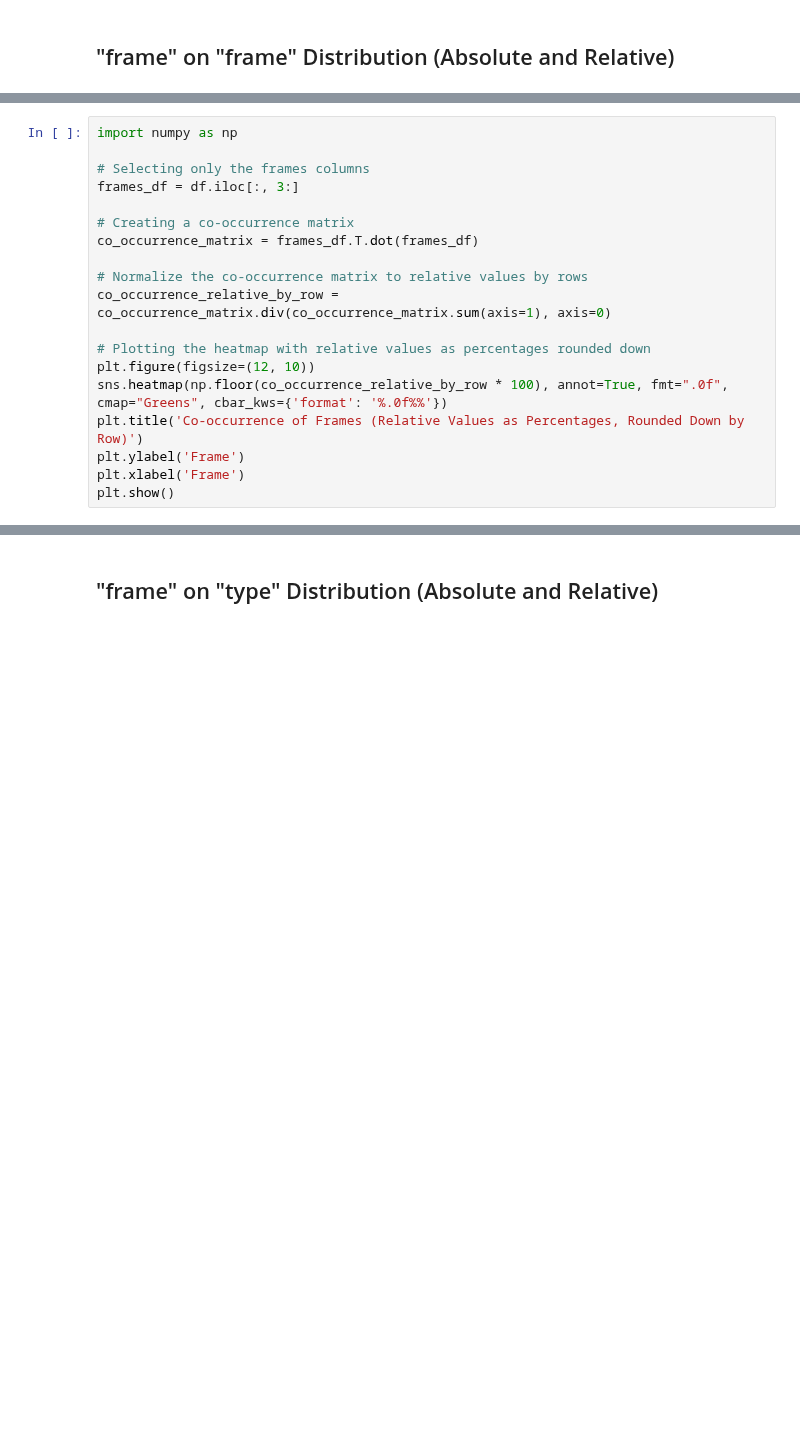
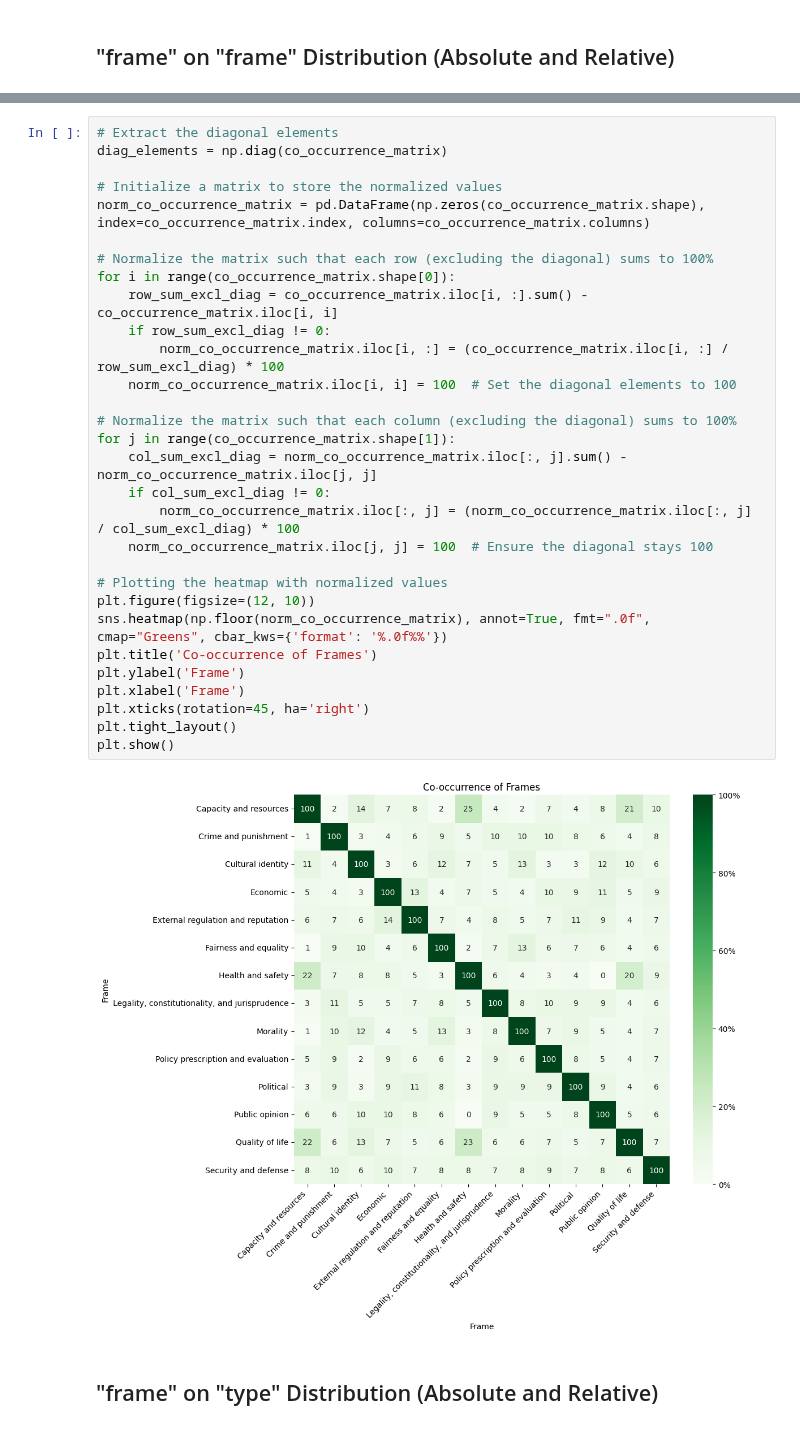
Before and after one commit to elianderlohr/muse-dlf, a Jupyter notebook: notebooks/analysis/semeval-dataset.ipynb, the cells around one changed output, grey strips where cells are left out. Cells and saved outputs as stored; diff of their text form; blank space fills up the shorter version.

```diff
--- a/notebooks/analysis/semeval-dataset.ipynb
+++ b/notebooks/analysis/semeval-dataset.ipynb
@@ -111,19 +136,0 @@ plt.show()
-# %%
-import numpy as np
-
-# Selecting only the frames columns
-frames_df = df.iloc[:, 3:]
-
-# Creating a co-occurrence matrix
-co_occurrence_matrix = frames_df.T.dot(frames_df)
-
-# Normalize the co-occurrence matrix to relative values by rows
-co_occurrence_relative_by_row = co_occurrence_matrix.div(co_occurrence_matrix.sum(axis=1), axis=0)
-
-# Plotting the heatmap with relative values as percentages rounded down
-plt.figure(figsize=(12, 10))
-sns.heatmap(np.floor(co_occurrence_relative_by_row * 100), annot=True, fmt=".0f", cmap="Greens", cbar_kws={'format': '%.0f%%'})
-plt.title('Co-occurrence of Frames (Relative Values as Percentages, Rounded Down by Row)')
-plt.ylabel('Frame')
-plt.xlabel('Frame')
-plt.show()
@@ -132,2 +158,34 @@ plt.show()
+# %%
+# Extract the diagonal elements
+diag_elements = np.diag(co_occurrence_matrix)
+
+# Initialize a matrix to store the normalized values
+norm_co_occurrence_matrix = pd.DataFrame(np.zeros(co_occurrence_matrix.shape), index=co_occurrence_matrix.index, columns=co_occurrence_matrix.columns)
+
+# Normalize the matrix such that each row (excluding the diagonal) sums to 100%
+for i in range(co_occurrence_matrix.shape[0]):
+    row_sum_excl_diag = co_occurrence_matrix.iloc[i, :].sum() - co_occurrence_matrix.iloc[i, i]
+    if row_sum_excl_diag != 0:
+        norm_co_occurrence_matrix.iloc[i, :] = (co_occurrence_matrix.iloc[i, :] / row_sum_excl_diag) * 100
+    norm_co_occurrence_matrix.iloc[i, i] = 100  # Set the diagonal elements to 100
+
+# Normalize the matrix such that each column (excluding the diagonal) sums to 100%
+for j in range(co_occurrence_matrix.shape[1]):
+    col_sum_excl_diag = norm_co_occurrence_matrix.iloc[:, j].sum() - norm_co_occurrence_matrix.iloc[j, j]
+    if col_sum_excl_diag != 0:
+        norm_co_occurrence_matrix.iloc[:, j] = (norm_co_occurrence_matrix.iloc[:, j] / col_sum_excl_diag) * 100
+    norm_co_occurrence_matrix.iloc[j, j] = 100  # Ensure the diagonal stays 100
+
+# Plotting the heatmap with normalized values
+plt.figure(figsize=(12, 10))
+sns.heatmap(np.floor(norm_co_occurrence_matrix), annot=True, fmt=".0f", cmap="Greens", cbar_kws={'format': '%.0f%%'})
+plt.title('Co-occurrence of Frames')
+plt.ylabel('Frame')
+plt.xlabel('Frame')
+plt.xticks(rotation=45, ha='right')
+plt.tight_layout()
+plt.show()
+# %% [output]
+[figure, added]
 # %% [markdown]
 ## "frame" on "type" Distribution (Absolute and Relative)
```
Also changed, not shown: parts of 14 cells of this notebook, 3 other files.
